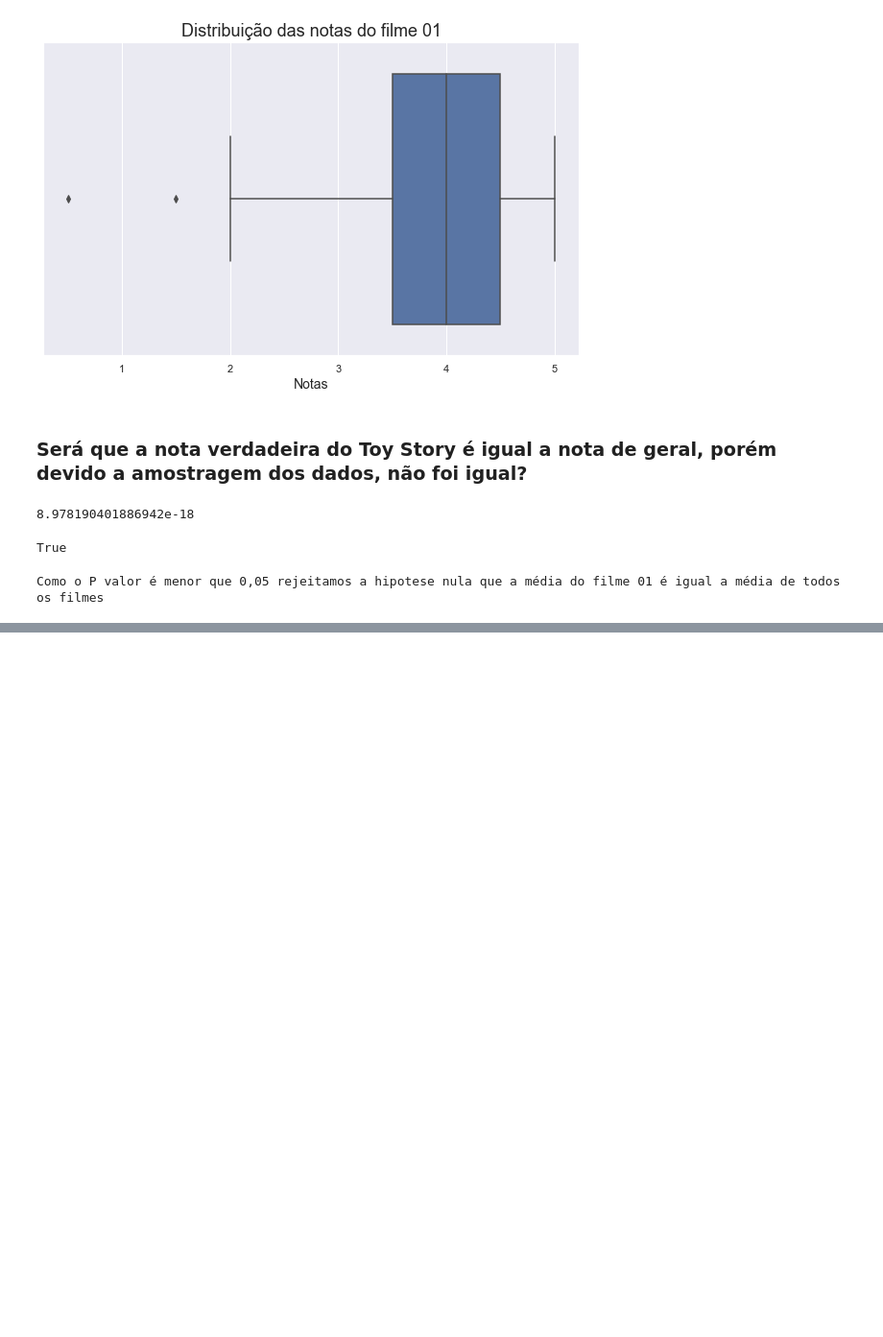
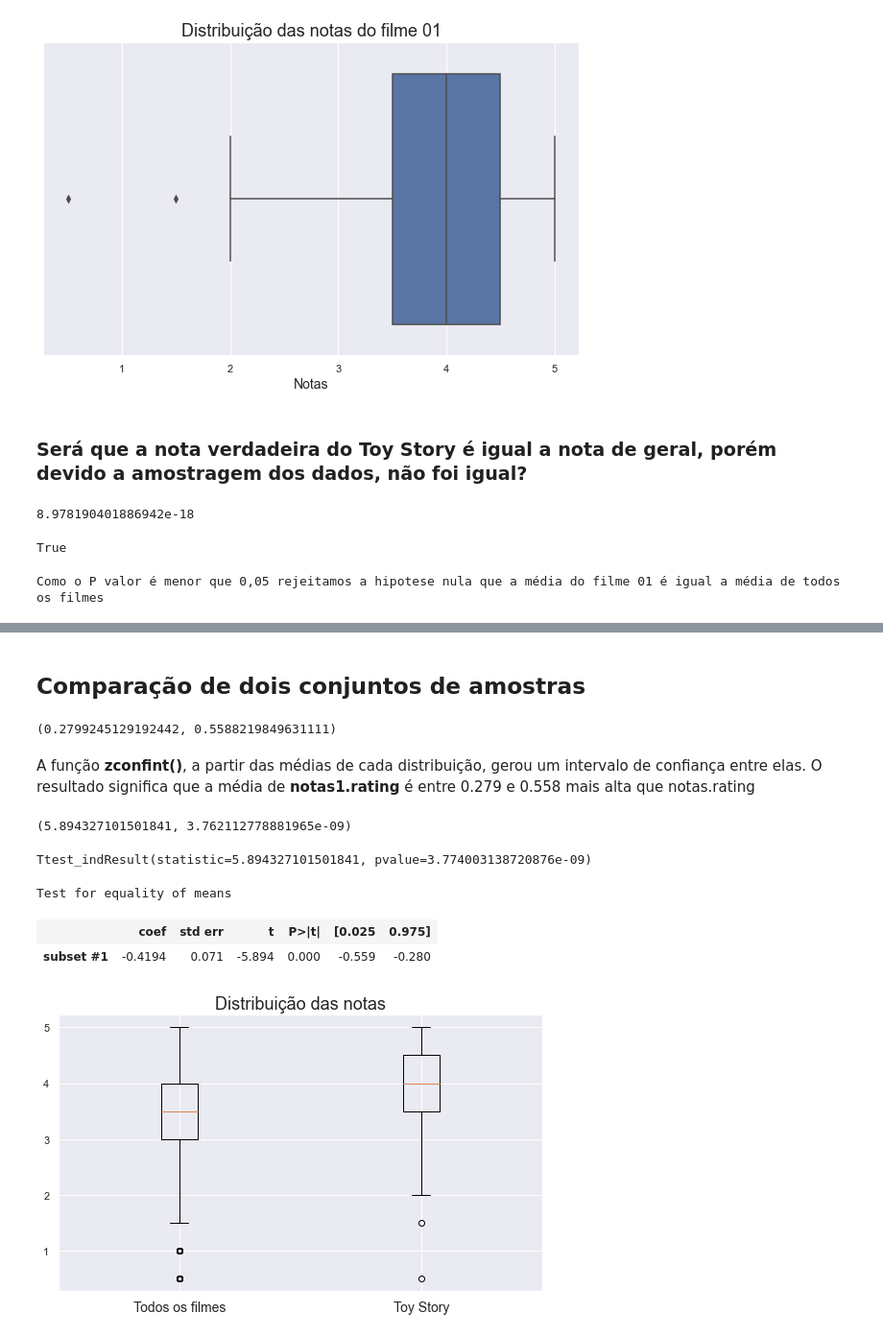
Before and after one commit to guilhermebap/Data-science-personal-study, a Jupyter notebook: Alura/Estatistica/Introdução a testes estatísticos com Python/Aula.ipynb, the cells around one changed output, grey strips where cells are left out. Shown at 96% size. Saved outputs shown, nothing was run; the diff lists cells and outputs as text; code cells hidden in the pictures; blank space fills up the shorter version.

Commit message:
Uploading studies about hypothesis test

```diff
--- a/Alura/Estatistica/Introdução a testes estatísticos com Python/Aula.ipynb
+++ b/Alura/Estatistica/Introdução a testes estatísticos com Python/Aula.ipynb
@@ -439,0 +495,37 @@ Como o P valor é menor que 0,05 rejeitamos a hipotese nula que a média do film
+# %% [markdown]
+## Comparação de dois conjuntos de amostras
+# %%
+zconfint(notas1.rating, notas.rating)
+# %% [output]
+(0.2799245129192442, 0.5588219849631111)
+# %% [markdown]
+A função **zconfint()**, a partir das médias de cada distribuição, gerou um intervalo de confiança entre elas. O resultado significa que a média de **notas1.rating** é entre 0.279 e 0.558 mais alta que notas.rating
+# %%
+ztest(notas1.rating, notas.rating)
+# %% [output]
+(5.894327101501841, 3.762112778881965e-09)
+# %%
+from scipy.stats import ttest_ind
+
+ttest_ind(notas1.rating, notas.rating)
+# %% [output]
+Ttest_indResult(statistic=5.894327101501841, pvalue=3.774003138720876e-09)
+# %%
+descr_todos_os_filmes = DescrStatsW(notas.rating)
+descr_toy_story = DescrStatsW(notas1.rating)
+comparacao_de_medias = descr_todos_os_filmes.get_compare(descr_toy_story)
+comparacao_de_medias.summary()
+# %% [output]
+Test for equality of means
+|  | coef | std err | t | P>|t| | [0.025 | 0.975] |
+| subset #1 | -0.4194 | 0.071 | -5.894 | 0.000 | -0.559 | -0.280 |
+# %%
+fig = plt.figure(figsize=(7,4))
+ax = fig.add_axes([0,0,1,1])
+
+ax.boxplot([notas.rating, notas1.rating])
+ax.set_xticklabels(['Todos os filmes', 'Toy Story'], fontsize=14)
+ax.set_title('Distribuição das notas', fontsize=18)
+plt.show()
+# %% [output]
+[figure, added]
```
Also changed, not shown: parts of 19 cells of this notebook, 1 other file.
